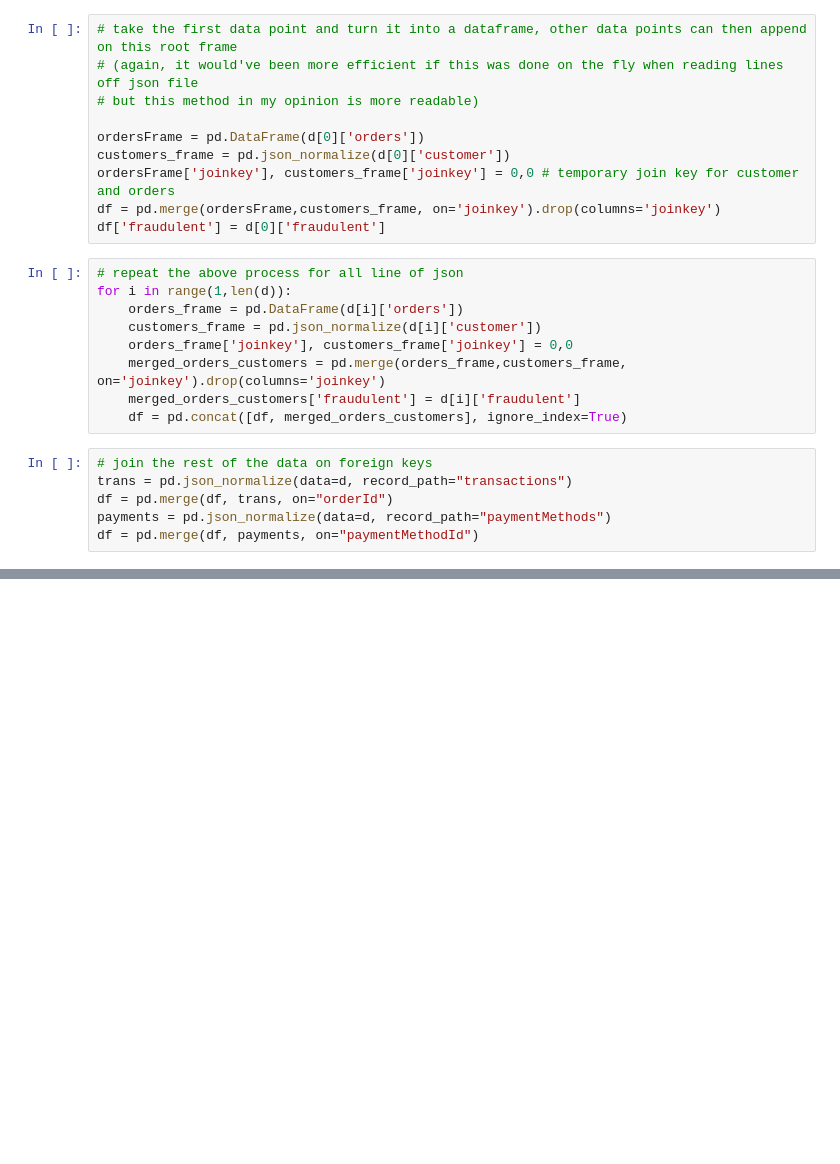
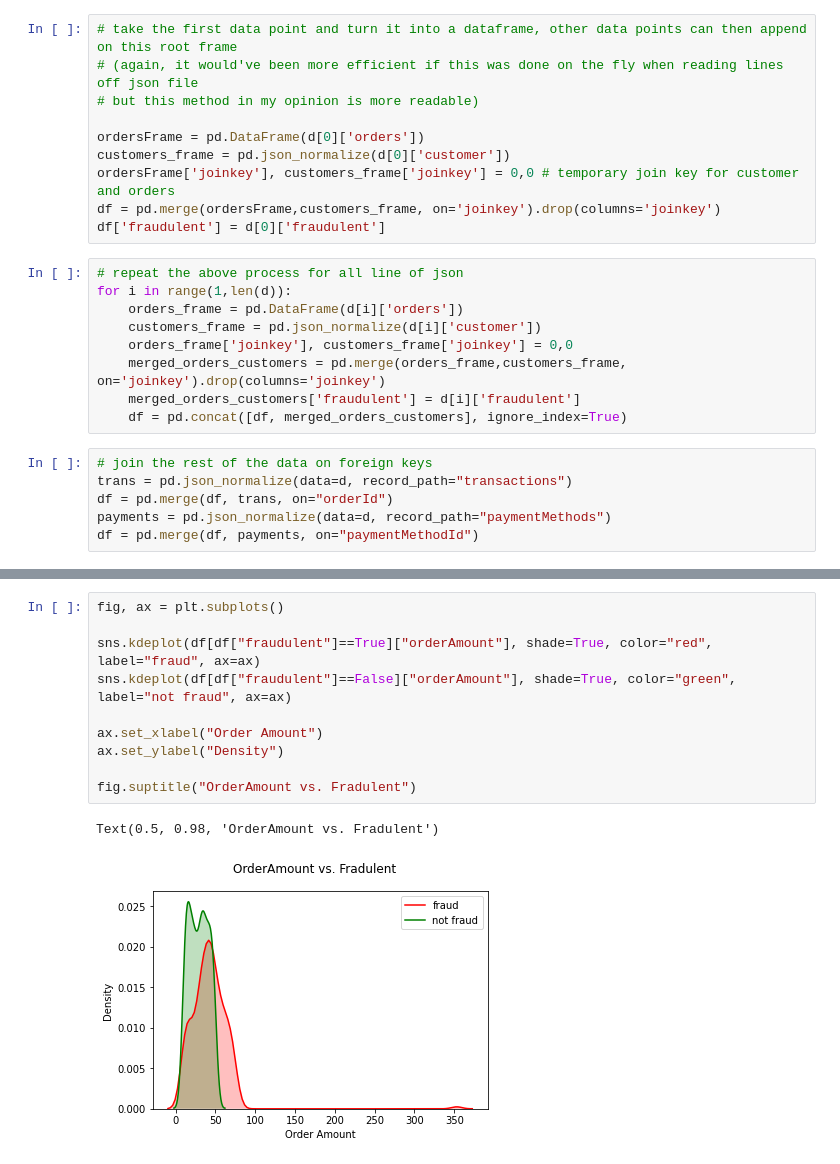
Before and after one commit to subash774/FraudDetection, a Jupyter notebook: Notebooks/EDA.ipynb, the cells around one changed output, grey strips where cells are left out. Cells and saved outputs as stored; diff of their text form; blank space fills up the shorter version.

```diff
--- a/Notebooks/EDA.ipynb
+++ b/Notebooks/EDA.ipynb
@@ -61,0 +124,13 @@ df.head(5).T
+# %%
+fig, ax = plt.subplots()
+
+sns.kdeplot(df[df["fraudulent"]==True]["orderAmount"], shade=True, color="red", label="fraud", ax=ax)
+sns.kdeplot(df[df["fraudulent"]==False]["orderAmount"], shade=True, color="green", label="not fraud", ax=ax)
+
+ax.set_xlabel("Order Amount")
+ax.set_ylabel("Density")
+
+fig.suptitle("OrderAmount vs. Fradulent")
+# %% [output]
+Text(0.5, 0.98, 'OrderAmount vs. Fradulent')
+[figure, added]
```
Also changed, not shown: parts of 20 cells of this notebook.
